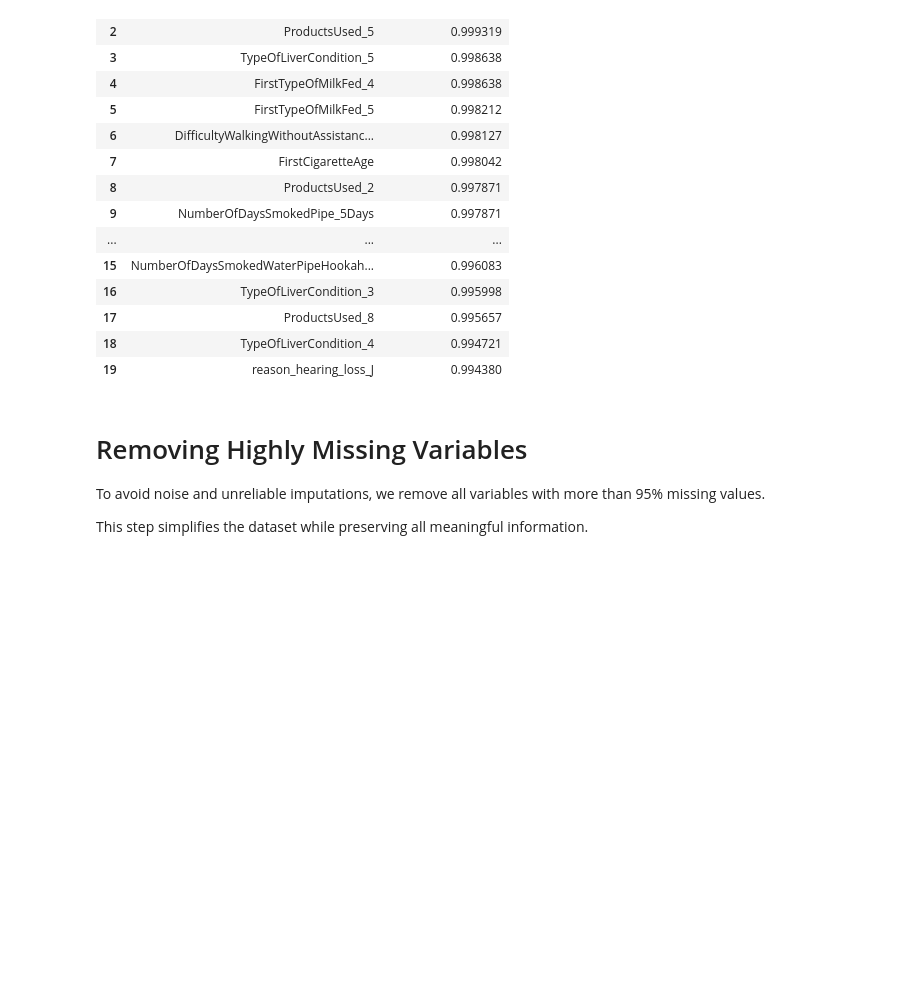
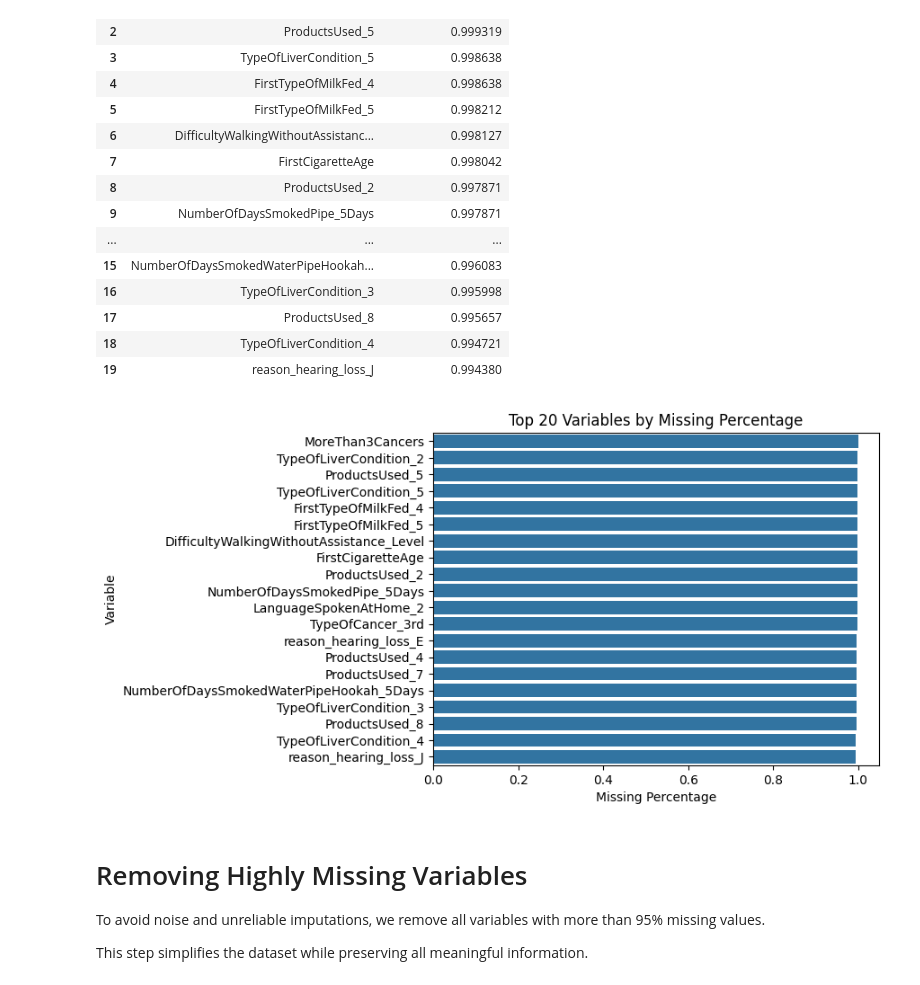
Before and after one commit to mankiratsaini2005/25ws-42.17, a Jupyter notebook: main.ipynb, the cells around one changed output. Saved outputs shown, nothing was run; the diff lists cells and outputs as text; code cells hidden in the pictures; blank space fills up the shorter version.

```diff
--- a/main.ipynb
+++ b/main.ipynb
@@ -295,6 +336,21 @@ Top 20 Most Missing Variables:
 | 17 | ProductsUsed_8 | 0.995657 |
 | 18 | TypeOfLiverCondition_4 | 0.994721 |
 | 19 | reason_hearing_loss_J | 0.994380 |
+# %%
+top_missing = missing_df.head(20)
+
+plt.figure()
+sns.barplot(
+    x="Missing_Percentage",
+    y="Variable",
+    data=top_missing
+)
+plt.title("Top 20 Variables by Missing Percentage")
+plt.xlabel("Missing Percentage")
+plt.ylabel("Variable")
+plt.show()
+# %% [output]
+[figure, added]
 # %% [markdown]
 # Removing Highly Missing Variables
 
```
Also changed, not shown: parts of 10 cells of this notebook.
